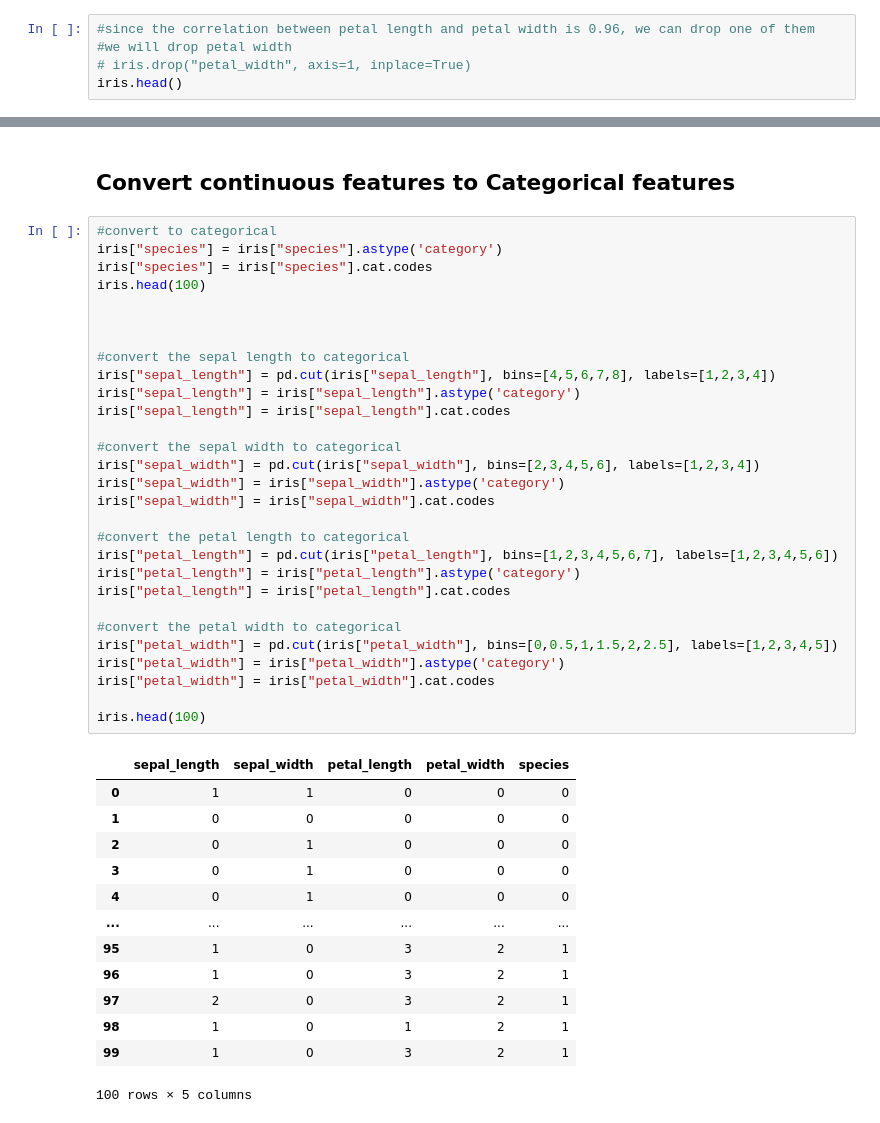
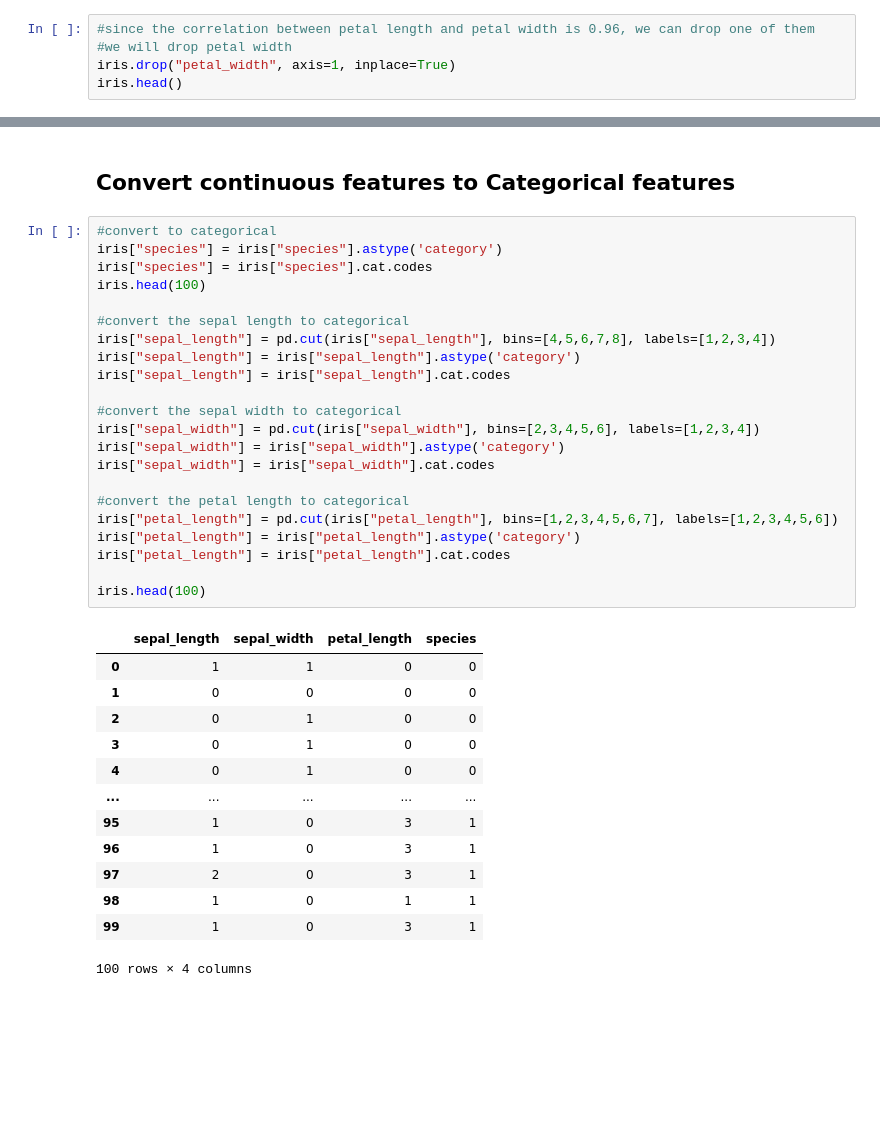
Before and after one commit to Shubham-Rasal/assignments_python, a Jupyter notebook: mining/assignment3/naive bayes.ipynb, the cells around one changed output, grey strips where cells are left out. Drawn from its saved outputs; the diff is of its cells as text; blank space fills up the shorter version.

```diff
--- a/mining/assignment3/naive bayes.ipynb
+++ b/mining/assignment3/naive bayes.ipynb
@@ -50,6 +54,6 @@ sns.heatmap(corr, vmax=1, vmin=-.5, cmap=cmap, square=True, linewidths=.2)
 # %%
 #since the correlation between petal length and petal width is 0.96, we can drop one of them
 #we will drop petal width
-# iris.drop("petal_width", axis=1, inplace=True)
+iris.drop("petal_width", axis=1, inplace=True)
 iris.head()
 # %% [output]
@@ -72,44 +76,37 @@ sns.histplot(iris, ax=axes[2], x="sepal_width", kde=True)
 # %%
 #convert to categorical
 iris["species"] = iris["species"].astype('category')
 iris["species"] = iris["species"].cat.codes
 iris.head(100)
-
-
 
 #convert the sepal length to categorical
 iris["sepal_length"] = pd.cut(iris["sepal_length"], bins=[4,5,6,7,8], labels=[1,2,3,4])
 iris["sepal_length"] = iris["sepal_length"].astype('category')
 iris["sepal_length"] = iris["sepal_length"].cat.codes
 
 #convert the sepal width to categorical
 iris["sepal_width"] = pd.cut(iris["sepal_width"], bins=[2,3,4,5,6], labels=[1,2,3,4])
 iris["sepal_width"] = iris["sepal_width"].astype('category')
 iris["sepal_width"] = iris["sepal_width"].cat.codes
 
 #convert the petal length to categorical
 iris["petal_length"] = pd.cut(iris["petal_length"], bins=[1,2,3,4,5,6,7], labels=[1,2,3,4,5,6])
 iris["petal_length"] = iris["petal_length"].astype('category')
 iris["petal_length"] = iris["petal_length"].cat.codes
 
-#convert the petal width to categorical
-iris["petal_width"] = pd.cut(iris["petal_width"], bins=[0,0.5,1,1.5,2,2.5], labels=[1,2,3,4,5])
-iris["petal_width"] = iris["petal_width"].astype('category')
-iris["petal_width"] = iris["petal_width"].cat.codes
-
 iris.head(100)
 # %% [output]
-|  | sepal_length | sepal_width | petal_length | petal_width | species |
-| 0 | 1 | 1 | 0 | 0 | 0 |
-| 1 | 0 | 0 | 0 | 0 | 0 |
-| 2 | 0 | 1 | 0 | 0 | 0 |
-| 3 | 0 | 1 | 0 | 0 | 0 |
-| 4 | 0 | 1 | 0 | 0 | 0 |
-| ... | ... | ... | ... | ... | ... |
-| 95 | 1 | 0 | 3 | 2 | 1 |
-| 96 | 1 | 0 | 3 | 2 | 1 |
-| 97 | 2 | 0 | 3 | 2 | 1 |
-| 98 | 1 | 0 | 1 | 2 | 1 |
-| 99 | 1 | 0 | 3 | 2 | 1 |
+|  | sepal_length | sepal_width | petal_length | species |
+| 0 | 1 | 1 | 0 | 0 |
+| 1 | 0 | 0 | 0 | 0 |
+| 2 | 0 | 1 | 0 | 0 |
+| 3 | 0 | 1 | 0 | 0 |
+| 4 | 0 | 1 | 0 | 0 |
+| ... | ... | ... | ... | ... |
+| 95 | 1 | 0 | 3 | 1 |
+| 96 | 1 | 0 | 3 | 1 |
+| 97 | 2 | 0 | 3 | 1 |
+| 98 | 1 | 0 | 1 | 1 |
+| 99 | 1 | 0 | 3 | 1 |
-100 rows × 5 columns
+100 rows × 4 columns
 # %%
```
Also changed, not shown: parts of 15 cells of this notebook.
